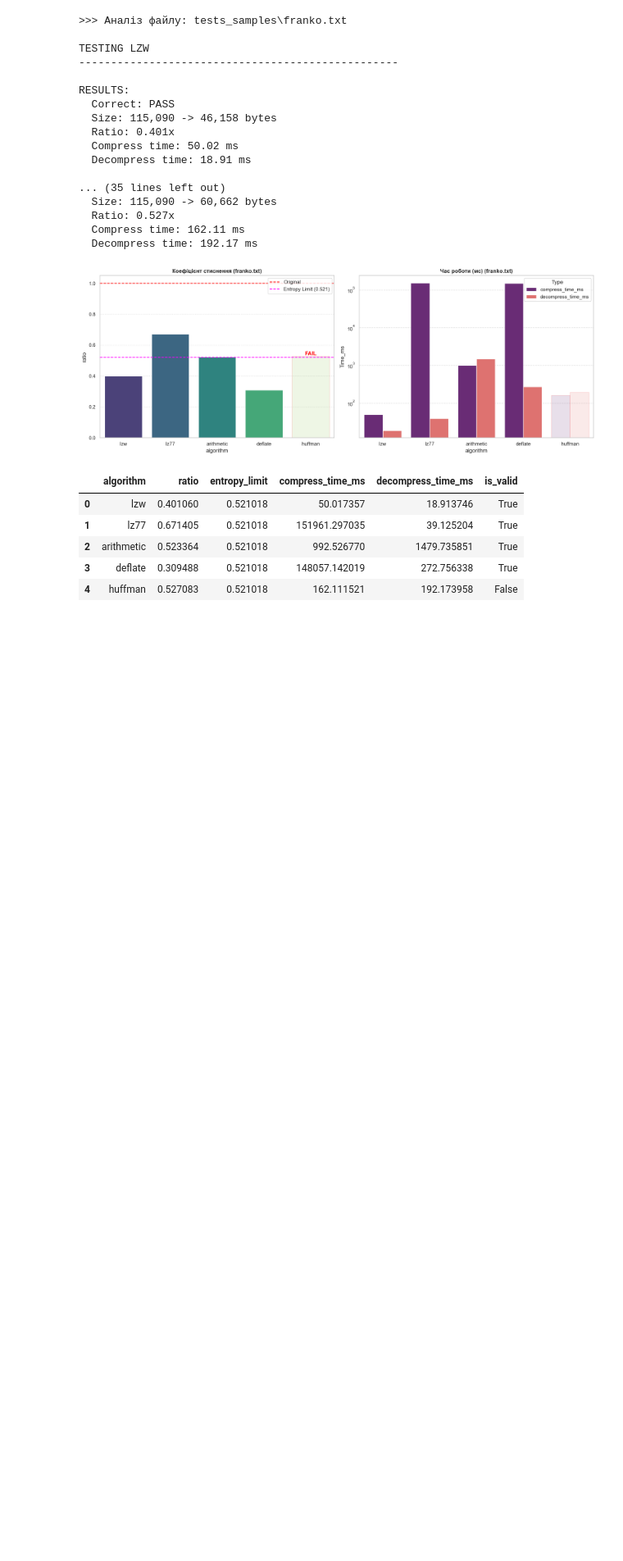
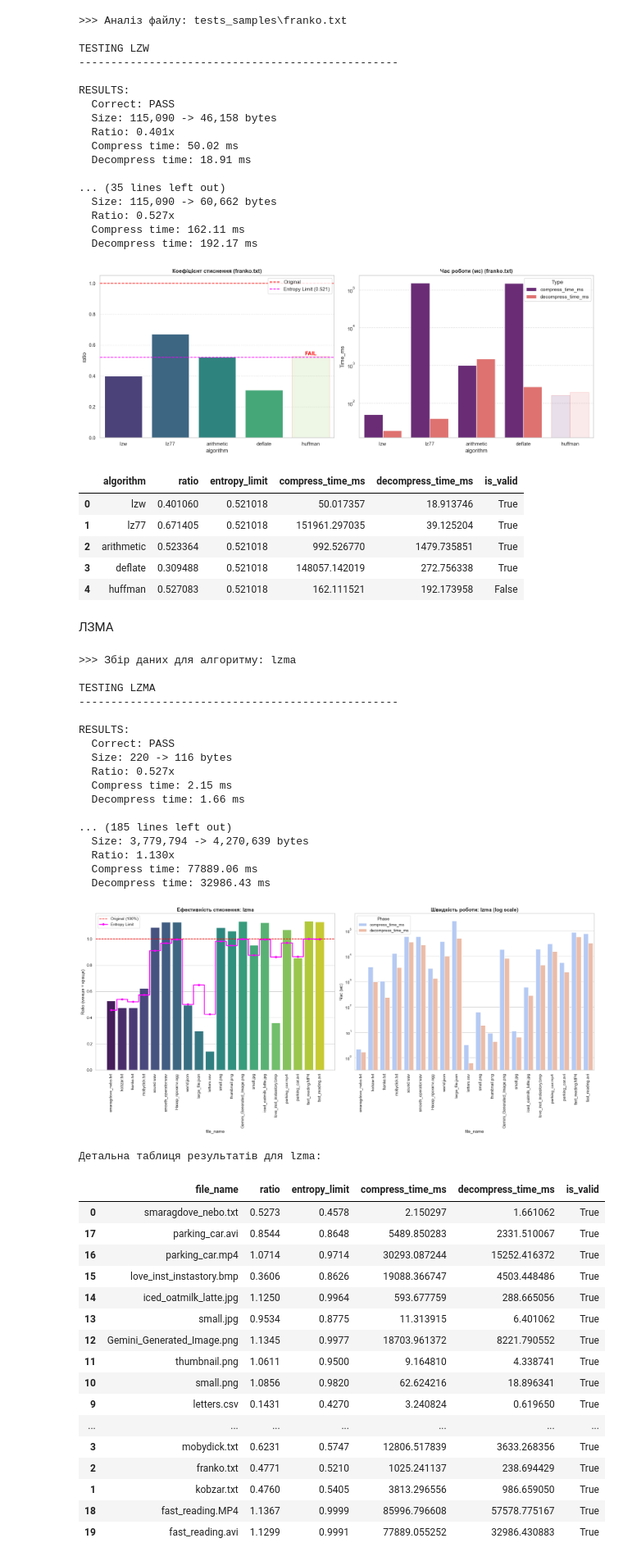
Before and after one commit to yuliiayakymiv/Discrete_math_lab_2sem, a Jupyter notebook: analysis.ipynb, the cells around one changed output. Shown at 82% size. Drawn from its saved outputs; the diff is of its cells as text; code cells hidden in the pictures; blank space fills up the shorter version.

Commit message:
lzma народився

```diff
--- a/analysis.ipynb
+++ b/analysis.ipynb
@@ -960,3 +959,68 @@ RESULTS:
 | 2 | arithmetic | 0.523364 | 0.521018 | 992.526770 | 1479.735851 | True |
 | 3 | deflate | 0.309488 | 0.521018 | 148057.142019 | 272.756338 | True |
 | 4 | huffman | 0.527083 | 0.521018 | 162.111521 | 192.173958 | False |
+# %% [markdown]
+ЛЗМА
+# %%
+import os
+files_to_test = [
+    os.path.join("tests_samples", "smaragdove_nebo.txt"),
+    os.path.join("tests_samples", "kobzar.txt"),
+    os.path.join("tests_samples", "franko.txt"),
+    os.path.join("tests_samples", "mobydick.txt"),
+    os.path.join("tests_samples", "sound.wav"),
+    os.path.join("tests_samples", "smooth_operator.wav"),
+    os.path.join("tests_samples", "Назар_проєкти.ogg"),
+    os.path.join("tests_samples", "world.json"),
+    os.path.join("tests_samples", "large_file.json"),
+    os.path.join("tests_samples", "letters.csv"),
+    os.path.join("tests_samples", "small.png"),
+    os.path.join("tests_samples", "thumbnail.png"),
+    os.path.join("tests_samples", "Gemini_Generated_Image.png"),
+    os.path.join("tests_samples", "small.jpg"),
+    os.path.join("tests_samples", "iced_oatmilk_latte.jpg"),
+    os.path.join("tests_samples", "love_inst_instastory.bmp"),
+    os.path.join("tests_samples", "parking_car.mp4"),
+    os.path.join("tests_samples", "parking_car.avi"),
+    os.path.join("tests_samples", "fast_reading.MP4"),
+    os.path.join("tests_samples", "fast_reading.avi")
+]
+
+run_single_algo_analysis(files_to_test, target_algo='lzma')
+# %% [output]
+>>> Збір даних для алгоритму: lzma
+
+TESTING LZMA
+--------------------------------------------------
+
+RESULTS:
+  Correct: PASS
+  Size: 220 -> 116 bytes
+  Ratio: 0.527x
+  Compress time: 2.15 ms
+  Decompress time: 1.66 ms
+
+... (185 lines left out)
+  Size: 3,779,794 -> 4,270,639 bytes
+  Ratio: 1.130x
+  Compress time: 77889.06 ms
+  Decompress time: 32986.43 ms
+[figure, added]
+Детальна таблиця результатів для lzma:
+|  | file_name | ratio | entropy_limit | compress_time_ms | decompress_time_ms | is_valid |
+| 0 | smaragdove_nebo.txt | 0.5273 | 0.4578 | 2.150297 | 1.661062 | True |
+| 17 | parking_car.avi | 0.8544 | 0.8648 | 5489.850283 | 2331.510067 | True |
+| 16 | parking_car.mp4 | 1.0714 | 0.9714 | 30293.087244 | 15252.416372 | True |
+| 15 | love_inst_instastory.bmp | 0.3606 | 0.8626 | 19088.366747 | 4503.448486 | True |
+| 14 | iced_oatmilk_latte.jpg | 1.1250 | 0.9964 | 593.677759 | 288.665056 | True |
+| 13 | small.jpg | 0.9534 | 0.8775 | 11.313915 | 6.401062 | True |
+| 12 | Gemini_Generated_Image.png | 1.1345 | 0.9977 | 18703.961372 | 8221.790552 | True |
+| 11 | thumbnail.png | 1.0611 | 0.9500 | 9.164810 | 4.338741 | True |
+| 10 | small.png | 1.0856 | 0.9820 | 62.624216 | 18.896341 | True |
+| 9 | letters.csv | 0.1431 | 0.4270 | 3.240824 | 0.619650 | True |
+| ... | ... | ... | ... | ... | ... | ... |
+| 3 | mobydick.txt | 0.6231 | 0.5747 | 12806.517839 | 3633.268356 | True |
+| 2 | franko.txt | 0.4771 | 0.5210 | 1025.241137 | 238.694429 | True |
+| 1 | kobzar.txt | 0.4760 | 0.5405 | 3813.296556 | 986.659050 | True |
+| 18 | fast_reading.MP4 | 1.1367 | 0.9999 | 85996.796608 | 57578.775167 | True |
+| 19 | fast_reading.avi | 1.1299 | 0.9991 | 77889.055252 | 32986.430883 | True |
```
Also changed, not shown: parts of 2 cells of this notebook, 4 other files.
